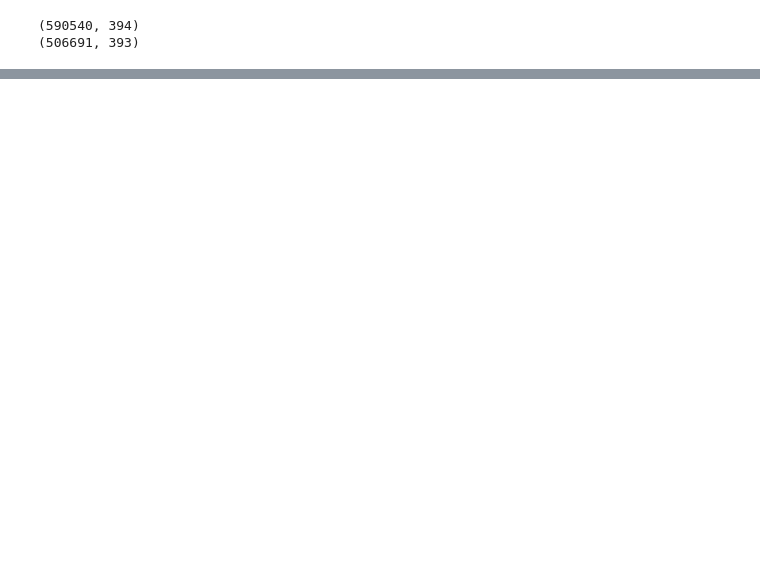
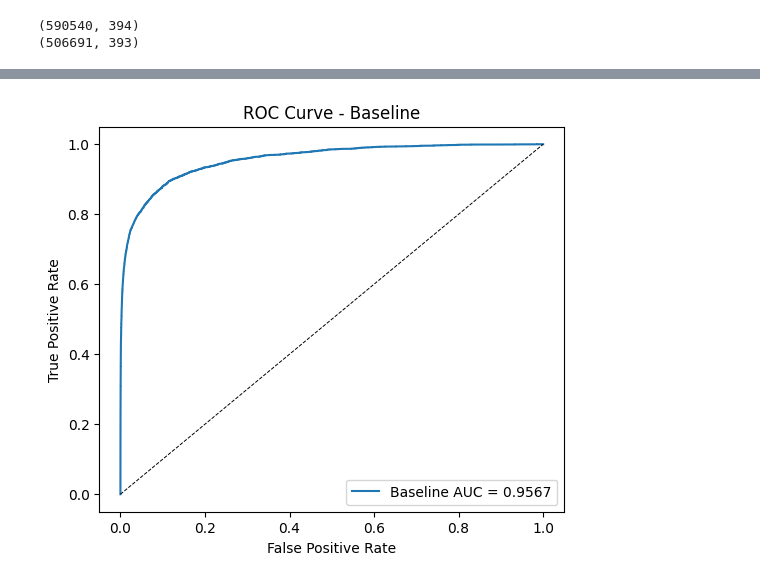
Before and after one commit to sudo-KingJahad/midterm-machine-learning, a Jupyter notebook: midterm_transaction_data.ipynb, the cells around one changed output, grey strips where cells are left out. Cells and saved outputs as stored; diff of their text form; code cells hidden in the pictures; blank space fills up the shorter version.

```diff
--- a/midterm_transaction_data.ipynb
+++ b/midterm_transaction_data.ipynb
@@ -59,0 +142,5 @@ shape: (5, 393)
+# %%
+X_train, X_val, y_train, y_val = train_test_split(
+    X, y, test_size=0.2, random_state=42, stratify=y
+)
+print(X_train.shape, X_val.shape)
@@ -59,0 +149,14 @@ shape: (5, 393)
+# %%
+baseline = LGBMClassifier(
+    objective='binary',
+    learning_rate=0.05,
+    n_estimators=400,
+    num_leaves=64,
+    class_weight='balanced',
+    n_jobs=-1,
+    random_state=42
+)
+
+baseline.fit(X_train, y_train)
+val_proba_baseline = baseline.predict_proba(X_val)[:,1]
+print("Baseline ROC-AUC:", roc_auc_score(y_val, val_proba_baseline))
@@ -59,0 +173,14 @@ shape: (5, 393)
+# %%
+baseline = LGBMClassifier(
+    objective='binary',
+    learning_rate=0.05,
+    n_estimators=400,
+    num_leaves=64,
+    class_weight='balanced',
+    n_jobs=-1,
+    random_state=42
+)
+
+baseline.fit(X_train, y_train)
+val_proba_baseline = baseline.predict_proba(X_val)[:,1]
+print("Baseline ROC-AUC:", roc_auc_score(y_val, val_proba_baseline))
@@ -59,0 +197,14 @@ shape: (5, 393)
+# %%
+fpr, tpr, _ = roc_curve(y_val, val_proba_baseline)
+roc_auc = auc(fpr, tpr)
+
+plt.figure(figsize=(6,5))
+plt.plot(fpr, tpr, label=f'Baseline AUC = {roc_auc:.4f}')
+plt.plot([0,1],[0,1],'k--', linewidth=0.7)
+plt.xlabel('False Positive Rate')
+plt.ylabel('True Positive Rate')
+plt.title('ROC Curve - Baseline')
+plt.legend(loc='lower right')
+plt.show()
+# %% [output]
+[figure, added]
```
Also changed, not shown: parts of 16 cells of this notebook.
